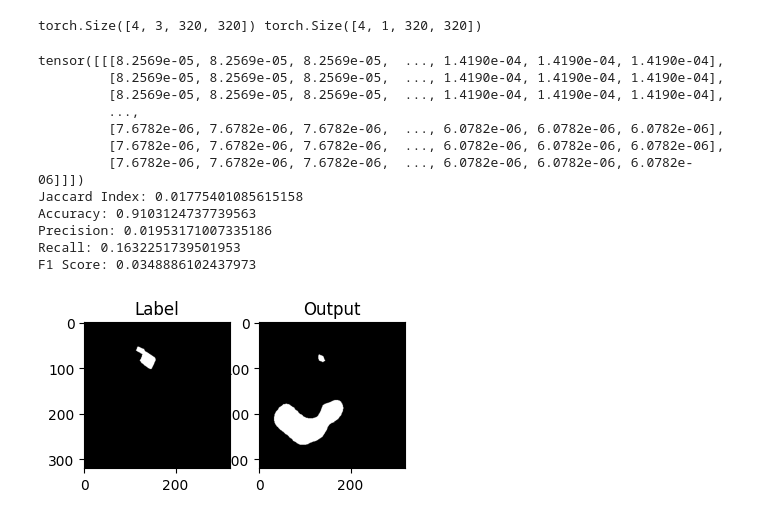
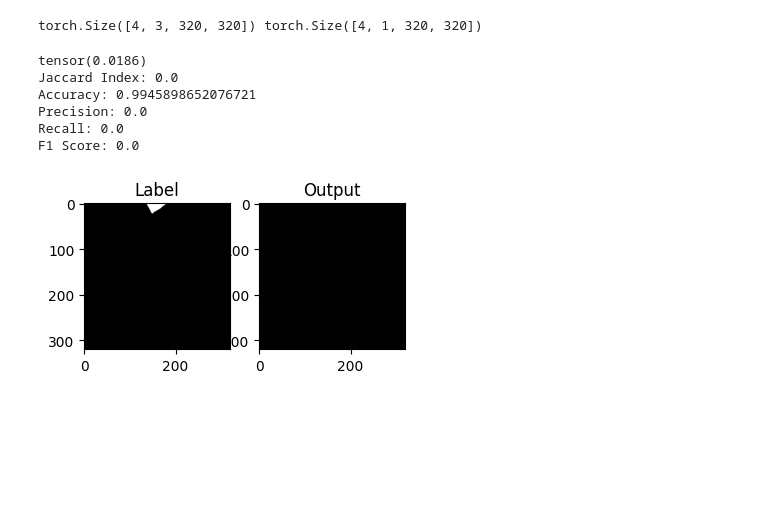
Before and after one commit to Tiburso/EnerVision, a Jupyter notebook: dataloaders.ipynb, the cells around one changed output. Saved outputs shown, nothing was run; the diff lists cells and outputs as text; code cells hidden in the pictures; blank space fills up the shorter version.

```diff
--- a/dataloaders.ipynb
+++ b/dataloaders.ipynb
@@ -115,6 +115,7 @@ import torch
 import torchvision.transforms.v2 as transforms
 import matplotlib.pyplot as plt
 from PIL import Image
+from torchvision.ops.focal_loss import sigmoid_focal_loss
 
 from torchmetrics.functional import jaccard_index, accuracy, precision, recall, f1_score
 
@@ -134,45 +135,39 @@ test_loader = DataLoader(test_dataset, batch_size=4, shuffle=False)
 
 # Estimate the model on the test set
 model.eval()
 with torch.no_grad():
     image, label = next(iter(test_loader))
 
-    idx = 3
+    idx = 2
     output = model(image)[idx]
     label  = label[idx]
 
-    print(torch.sigmoid(output))
+    print(sigmoid_focal_loss(output, label, alpha=0.90, gamma=2.0, reduction='mean'))
 
     output_predictions = (torch.sigmoid(output) > 0.1).float().squeeze()
     label = label[0].squeeze()
 
     print(f"Jaccard Index: {jaccard_index(output_predictions, label, task='binary')}")
     print(f"Accuracy: {accuracy(output_predictions, label, task='binary')}")
     print(f"Precision: {precision(output_predictions, label, task='binary')}")
     print(f"Recall: {recall(output_predictions, label, task='binary')}")
     print(f"F1 Score: {f1_score(output_predictions, label, task='binary')}")
 
     plt.subplot(1, 3, 2)
     plt.imshow(label, cmap="gray")
     plt.title("Label")
 
     plt.subplot(1, 3, 3)
     r = Image.fromarray(output_predictions.byte().cpu().numpy())
     plt.imshow(r, cmap="gray")
     plt.title("Output")
 
     plt.show()
 # %% [output]
-tensor([[[8.2569e-05, 8.2569e-05, 8.2569e-05,  ..., 1.4190e-04, 1.4190e-04, 1.4190e-04],
-         [8.2569e-05, 8.2569e-05, 8.2569e-05,  ..., 1.4190e-04, 1.4190e-04, 1.4190e-04],
-         [8.2569e-05, 8.2569e-05, 8.2569e-05,  ..., 1.4190e-04, 1.4190e-04, 1.4190e-04],
-         ...,
-         [7.6782e-06, 7.6782e-06, 7.6782e-06,  ..., 6.0782e-06, 6.0782e-06, 6.0782e-06],
-         [7.6782e-06, 7.6782e-06, 7.6782e-06,  ..., 6.0782e-06, 6.0782e-06, 6.0782e-06],
-         [7.6782e-06, 7.6782e-06, 7.6782e-06,  ..., 6.0782e-06, 6.0782e-06, 6.0782e-06]]])
-Jaccard Index: 0.01775401085615158
-Accuracy: 0.9103124737739563
-Precision: 0.01953171007335186
-Recall: 0.1632251739501953
-F1 Score: 0.0348886102437973
+tensor(0.0186)
+Jaccard Index: 0.0
+Accuracy: 0.9945898652076721
+Precision: 0.0
+Recall: 0.0
+F1 Score: 0.0
-[figure, old version]
+[figure, new version]
```
Also changed, not shown: 2 other files.
